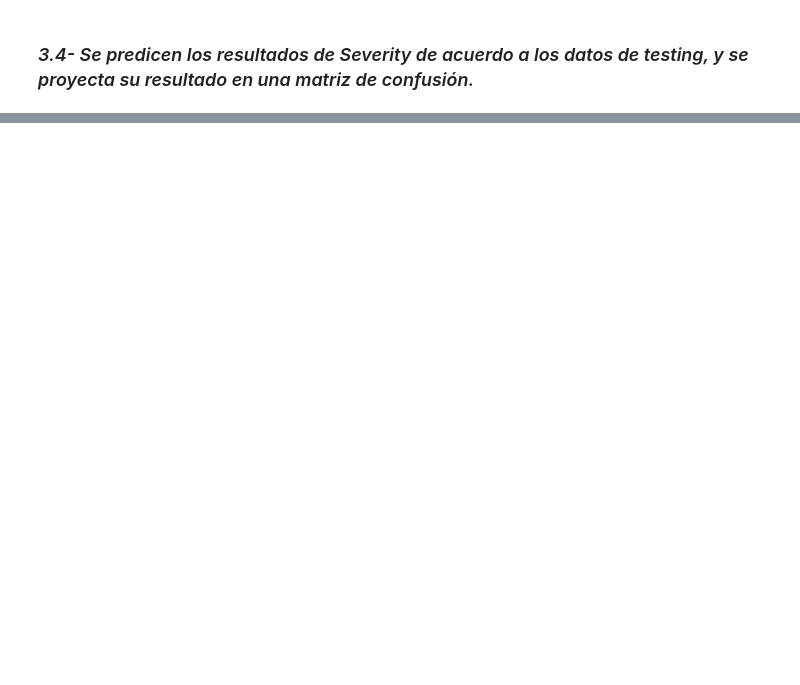
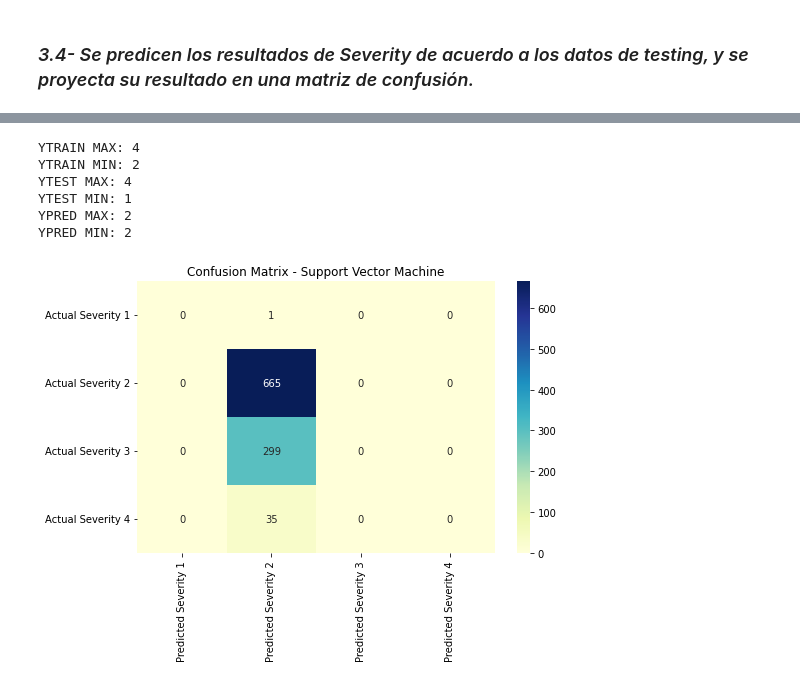
Before and after one commit to diegoritu/Inteligencia_Artificial, a Jupyter notebook: analisis_IA.ipynb, the cells around one changed output, grey strips where cells are left out. Drawn from its saved outputs; the diff is of its cells as text; code cells hidden in the pictures; blank space fills up the shorter version.

```diff
--- a/analisis_IA.ipynb
+++ b/analisis_IA.ipynb
@@ -130,0 +141,30 @@ YPRED MIN: 2
+# %%
+poly = svm.SVC(kernel='rbf', gamma=0.5, C=0.1).fit(xtrain, ytrain)
+
+poly_pred = poly.predict(xtest)
+confmat = confusion_matrix(y_true=ytest, y_pred=poly_pred)
+
+print("YTRAIN MAX: {}".format(np.max(ytrain)))
+print("YTRAIN MIN: {}".format(np.min(ytrain)))
+
+print("YTEST MAX: {}".format(np.max(ytest)))
+print("YTEST MIN: {}".format(np.min(ytest)))
+
+print("YPRED MAX: {}".format(np.max(poly_pred)))
+print("YPRED MIN: {}".format(np.min(poly_pred)))
+
+index = ["Actual Severity 1", "Actual Severity 2", "Actual Severity 3", "Actual Severity 4"]
+columns = ["Predicted Severity 1", "Predicted Severity 2", "Predicted Severity 3", "Predicted Severity 4"]
+conf_matrix = pd.DataFrame(data=confmat, columns=columns, index=index)
+plt.figure(figsize=(8, 5))
+sns.heatmap(conf_matrix, annot=True, fmt="d", cmap="YlGnBu")
+plt.title("Confusion Matrix - Support Vector Machine")
+plt.show()
+# %% [output]
+YTRAIN MAX: 4
+YTRAIN MIN: 2
+YTEST MAX: 4
+YTEST MIN: 1
+YPRED MAX: 2
+YPRED MIN: 2
+[figure, added]
```
Also changed, not shown: parts of 6 cells of this notebook.
